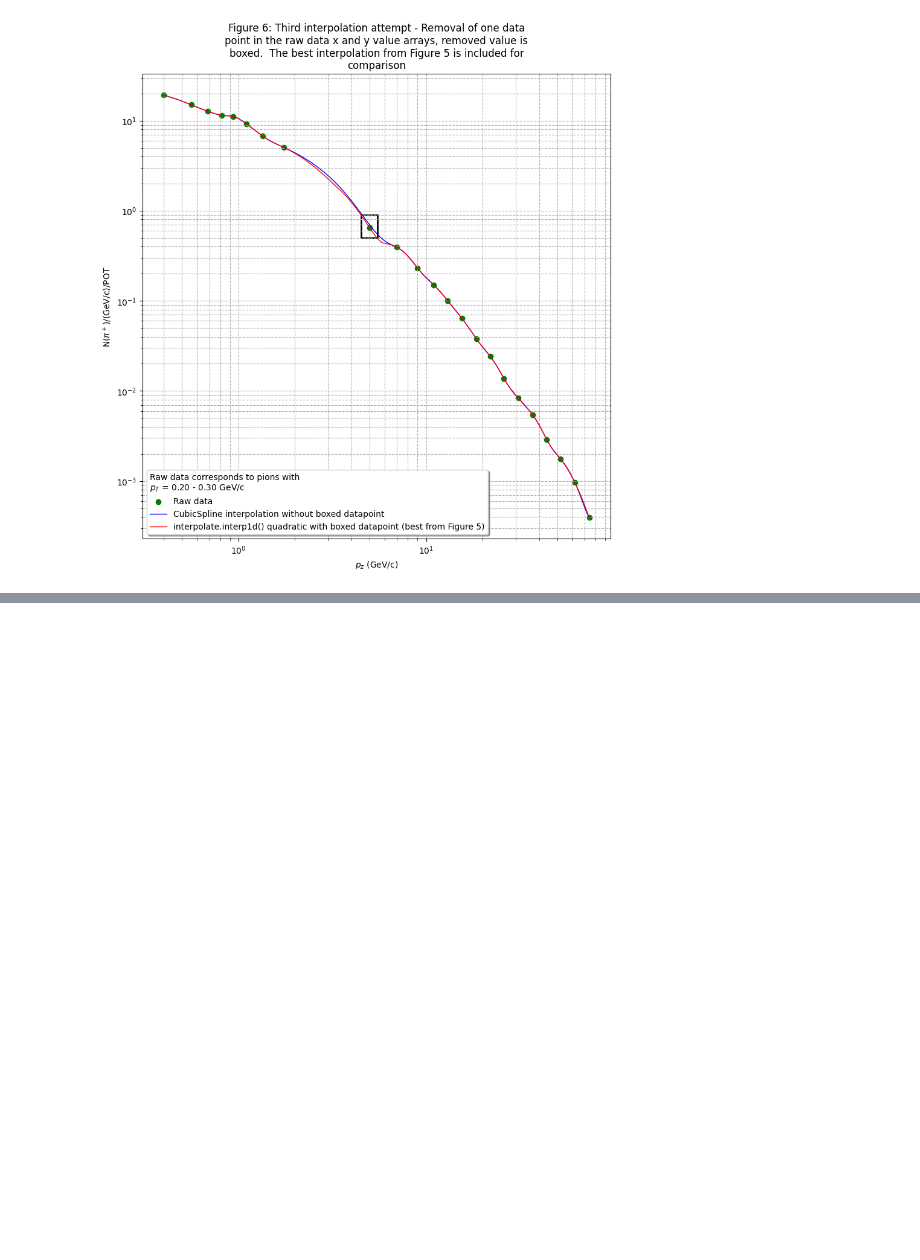
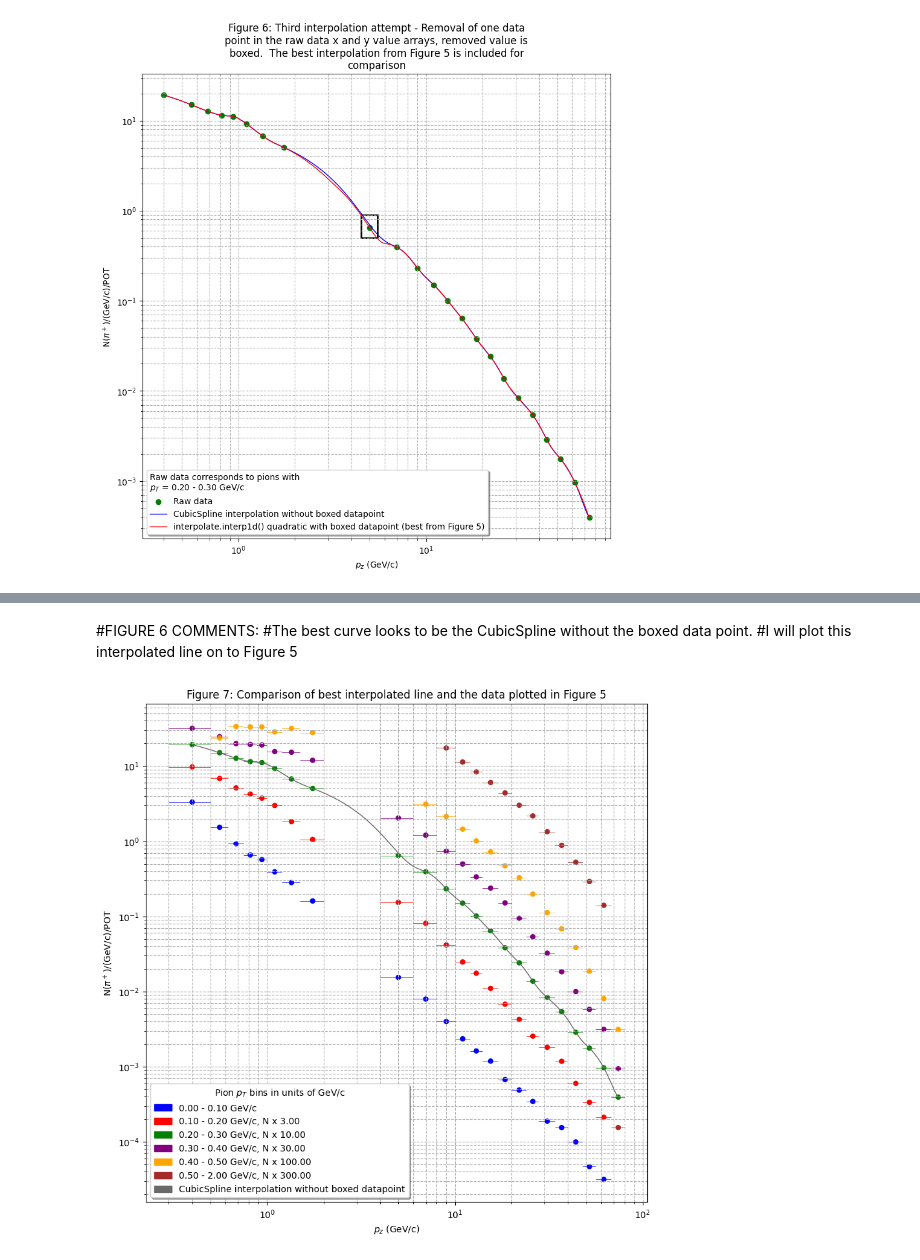
Before and after one commit to MrD0balina/Fourth-Year-Project---Neutrino-Oscillations, a Jupyter notebook: Week_7_Pion_Plots_and_Interpolation_work_to_find_suitable_pion_weighting_function.ipynb, the cells around one changed output, grey strips where cells are left out. Drawn from its saved outputs; the diff is of its cells as text; code cells hidden in the pictures; blank space fills up the shorter version.

```diff
--- a/Week_7_Pion_Plots_and_Interpolation_work_to_find_suitable_pion_weighting_function.ipynb
+++ b/Week_7_Pion_Plots_and_Interpolation_work_to_find_suitable_pion_weighting_function.ipynb
@@ -586,9 +588,9 @@ display(green_dots_only_y_array[8])
 # %%
-test_x = np.delete(   green_dots_only_x_array   ,   8  )
+green_dots_one_removed_x = np.delete(   green_dots_only_x_array   ,   8  )
 
-test_y = np.delete(   green_dots_only_y_array   ,   8  )
+green_dots_one_removed_y = np.delete(   green_dots_only_y_array   ,   8  )
 
-cs = CubicSpline(   test_x ,  test_y )
+cs = CubicSpline(   green_dots_one_removed_x ,  green_dots_one_removed_y )
 
 ynew_array_CubicSpline_test = cs(xnew_array)
 
@@ -649,0 +632,55 @@ display(green_dots_only_x_axis_values_list)
+# %% [markdown]
+#FIGURE 6 COMMENTS:
+#The best curve looks to be the CubicSpline without the boxed data point.
+#I will plot this interpolated line on to Figure 5
+# %%
+colours = {  0 : "blue" , 1 : "red" , 2 : "green" , 3 : "purple" , 4 : "orange" , 5 : "brown"  }
+
+labels_list = [ "0.00 - 0.10 GeV/c" , "0.10 - 0.20 GeV/c, N x 3.00"  ,  "0.20 - 0.30 GeV/c, N x 10.00"  ,  "0.30 - 0.40 GeV/c, N x 30.00"  ,  "0.40 - 0.50 GeV/c, N x 100.00"  ,  "0.50 - 2.00 GeV/c, N x 300.00" , "CubicSpline interpolation without boxed datapoint" ]
+
+
+gray_patch = mpatches.Patch(color='dimgray', label='0.00 - 0.10 GeV/c' )
+
+blue_patch = mpatches.Patch(color='blue', label='0.00 - 0.10 GeV/c' )
+red_patch = mpatches.Patch(color='red', label='0.10 - 0.20 GeV/c, N x 3.00')
+green_patch = mpatches.Patch(color='green', label='0.20 - 0.30 GeV/c, N x 10.00')
+purple_patch = mpatches.Patch(color='purple', label='0.30 - 0.40 GeV/c, N x 30.00')
+orange_patch = mpatches.Patch(color='orange', label='0.40 - 0.50 GeV/c, N x 100.00')
+brown_patch = mpatches.Patch(color='brown', label='0.50 - 2.00 GeV/c, N x 300.00')
+
+
+handles_for_legend =  [  blue_patch , red_patch ,  green_patch ,  purple_patch , orange_patch , brown_patch , gray_patch ]
+
+
+f = plt.figure()
+f.set_figwidth(10)
+f.set_figheight(10)
+
+plt.scatter(   x = Pion_Plots_df1["pz (GeV=c) - mid range value"]   ,   y = Pion_Plots_df1["Final pi^+ plot value"]    ,   c = Pion_Plots_df1["pT (GeV=c) - plot colour codes"].map(colours) , s = 25 , label =  labels_list )
+
+plt.plot(   xnew_array    ,    ynew_array_CubicSpline_test    ,    color = "dimgray"    ,   label = "CubicSpline interpolation without boxed datapoint"    ,   linewidth = 1   ,   linestyle = "-"  )
+
+
+
+plt.errorbar( x = Pion_Plots_df1["pz (GeV=c) - mid range value"] , y = Pion_Plots_df1["Final pi^+ plot value"], yerr  =  None , xerr = Pion_Plots_df1["bin width"] ,
+            ls = None , fmt = 'none' , ecolor = Pion_Plots_df1["pT (GeV=c) - plot colour codes"].map(colours), elinewidth = Pion_Plots_df1["error bar line width"] )
+
+
+plt.xscale("log")
+plt.yscale("log")
+plt.grid( True , which = "both" , ls = "--" )
+
+plt.legend(  labels = labels_list , handles = handles_for_legend , shadow = True , fancybox = True , title = r"Pion $p_{T}$ bins in units of GeV/c" )
+
+plt.title("\n".join(wrap(r"Figure 7: Comparison of best interpolated line and the data plotted in Figure 5" , 120 ) ) )
+
+
+plt.xlabel(r"$p_{z}$ (GeV/c)")
+plt.ylabel(r"N($\pi^+$)/(GeV/c)/POT")
+
+plt.savefig('Figure 7: Comparison of best interpolated line and the data plotted in Figure 5.png' , dpi=200 , bbox_inches = "tight")
+
+
+plt.show()
+# %% [output]
+[figure, added]
```
Also changed, not shown: parts of 4 cells of this notebook.
